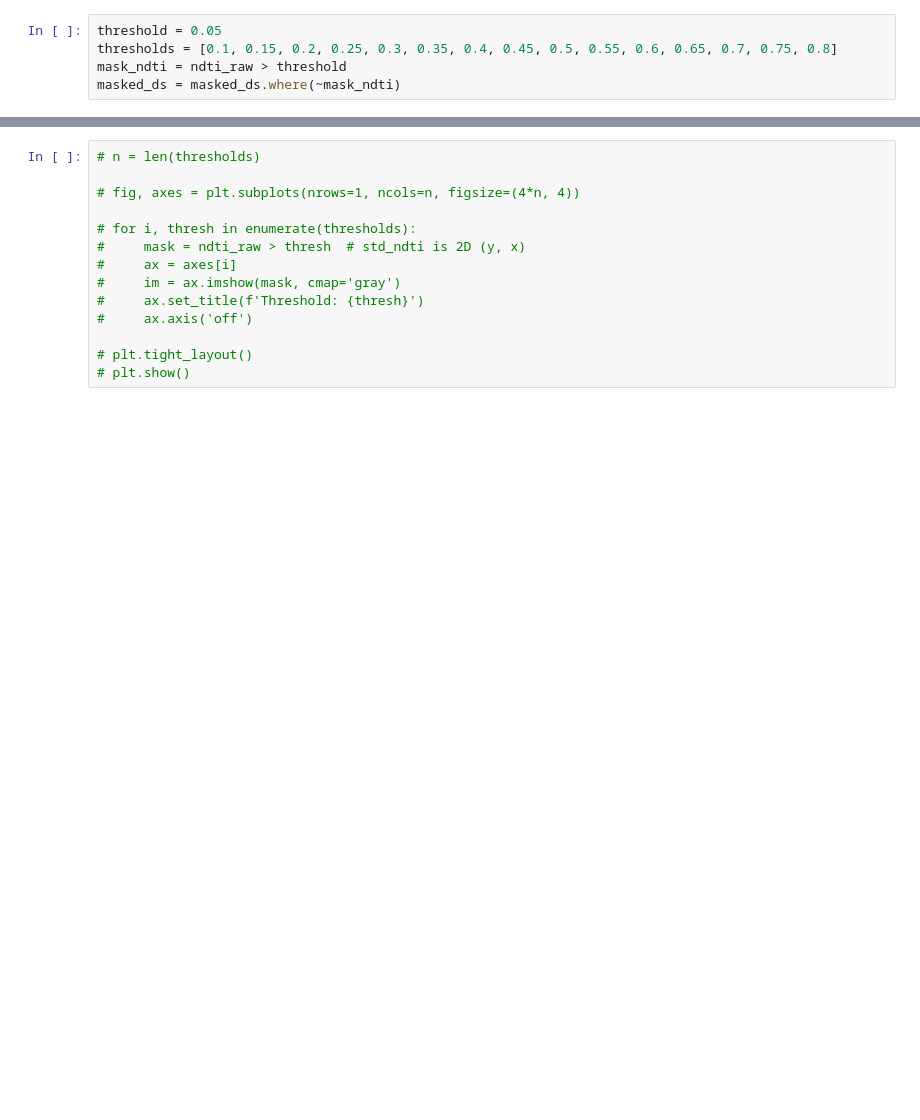
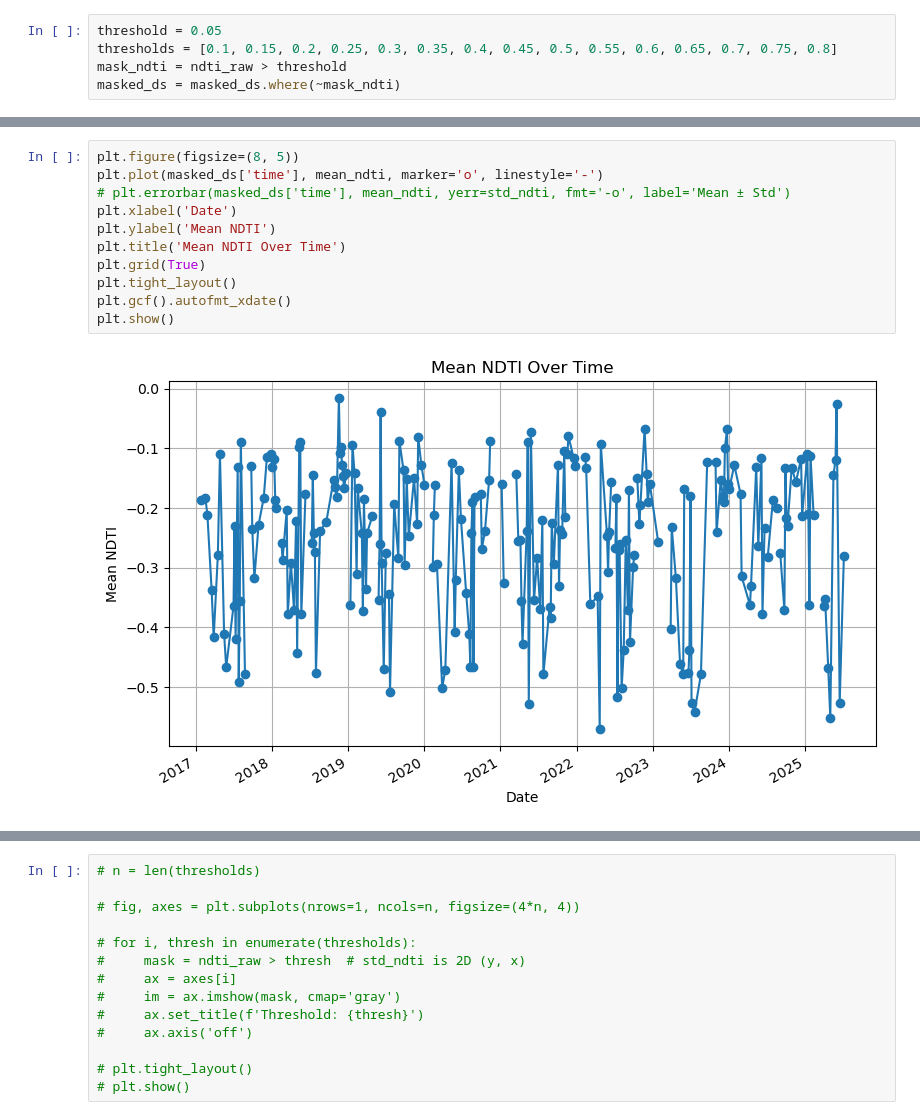
Before and after one commit to digitalearthpacific/water-quality, a Jupyter notebook: coastal/drafts/ndti-multiyear-stats-navua-cloud-masked.ipynb, the cells around one changed output, grey strips where cells are left out. Drawn from its saved outputs; the diff is of its cells as text; blank space fills up the shorter version.

```diff
--- a/coastal/drafts/ndti-multiyear-stats-navua-cloud-masked.ipynb
+++ b/coastal/drafts/ndti-multiyear-stats-navua-cloud-masked.ipynb
@@ -280,0 +325,13 @@ plt.show()
+# %%
+plt.figure(figsize=(8, 5))
+plt.plot(masked_ds['time'], mean_ndti, marker='o', linestyle='-')
+# plt.errorbar(masked_ds['time'], mean_ndti, yerr=std_ndti, fmt='-o', label='Mean ± Std')
+plt.xlabel('Date')
+plt.ylabel('Mean NDTI')
+plt.title('Mean NDTI Over Time')
+plt.grid(True)
+plt.tight_layout()
+plt.gcf().autofmt_xdate()
+plt.show()
+# %% [output]
+[figure, added]
```
Also changed, not shown: parts of 12 cells of this notebook, 4 other files.
